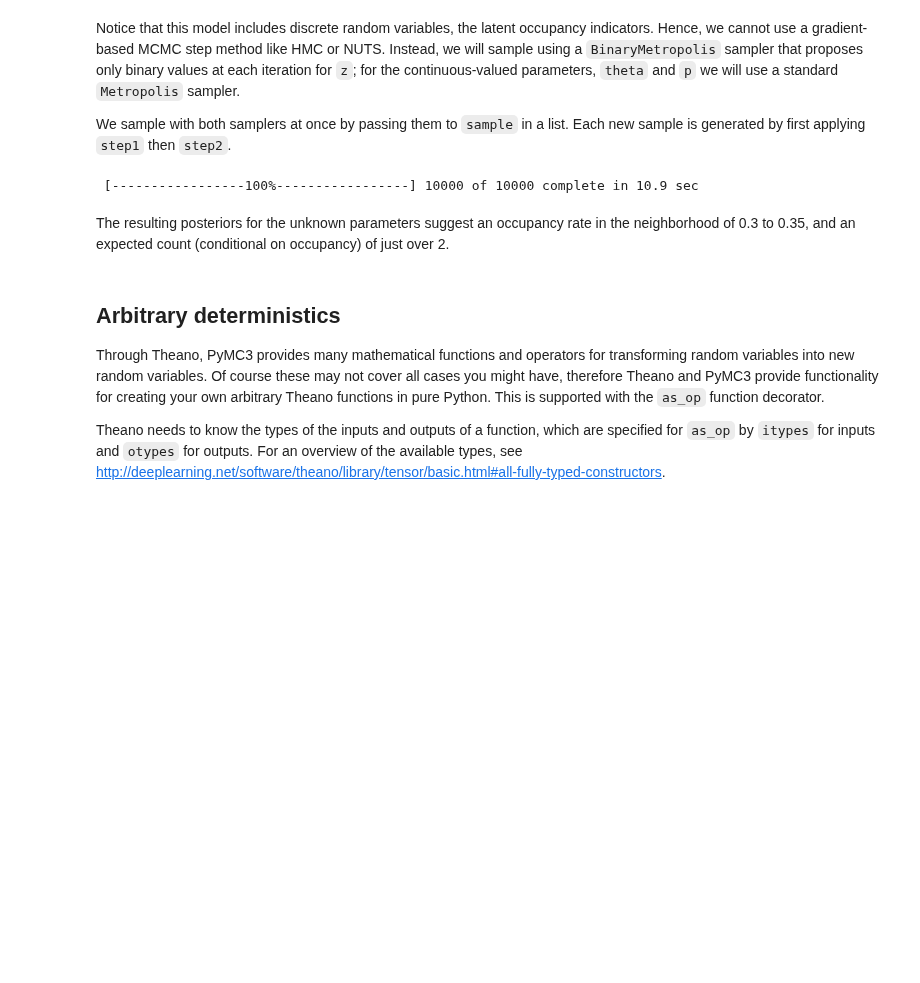
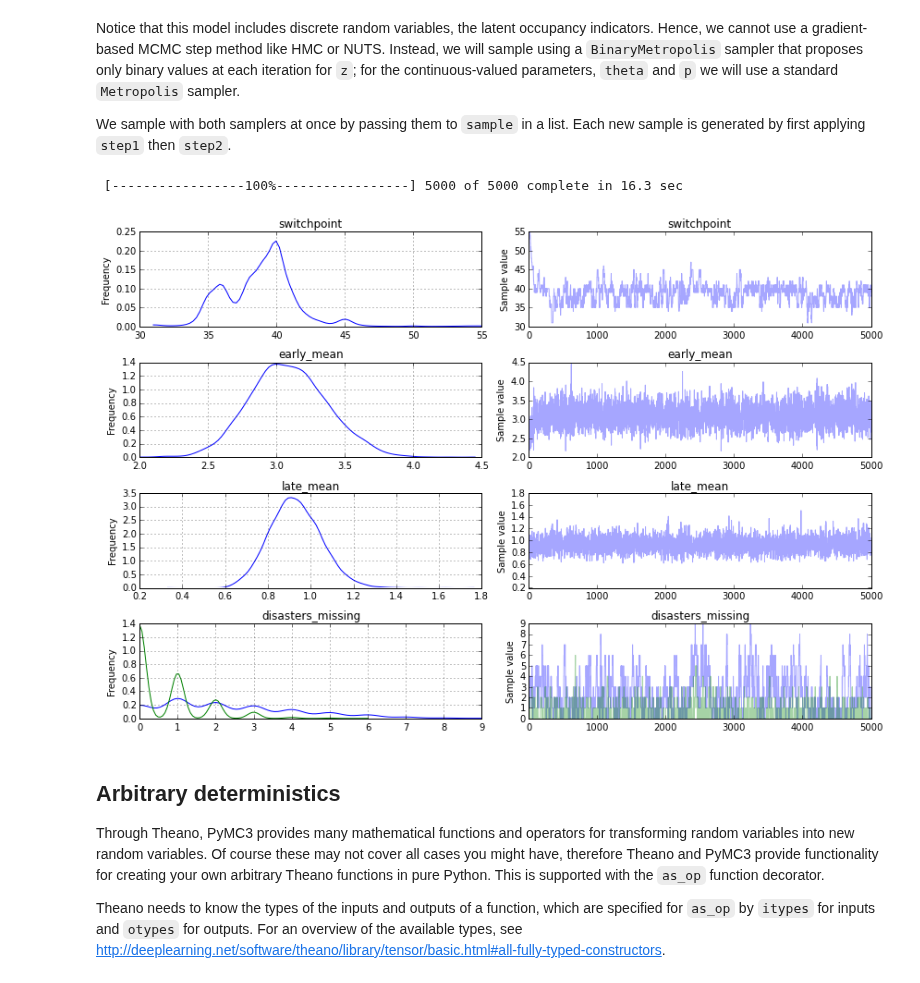
Before and after one commit to pymc-devs/uq_chapter, a Jupyter notebook: reference/UQ Handbook Chapter.ipynb, the cells around one changed output. Drawn from its saved outputs; the diff is of its cells as text; code cells hidden in the pictures; blank space fills up the shorter version.

```diff
--- a/reference/UQ Handbook Chapter.ipynb
+++ b/reference/UQ Handbook Chapter.ipynb
@@ -102,7 +102,7 @@ with basic_model:
     sigma = HalfNormal('sigma', sd=1)
 
     # Expected value of outcome
-    mu = alpha + X * beta[0] + X1 * beta[1]
+    mu = alpha + X0 * beta[0] + X1 * beta[1]
 
     # Data likelihood
     Y_obs = Normal('Y_obs', mu=mu, sd=sigma, observed=Y)
@@ -452,24 +449,41 @@ with Model() as zip_model:
+# %%
+from pymc3 import DiscreteUniform, Poisson, switch
+
+years = len(disasters_data)
+
+with Model() as disaster_model:
+
+    # Prior for distribution of switchpoint location
+    switchpoint = DiscreteUniform('switchpoint', lower=0, upper=years)
+    # Priors for pre- and post-switch mean number of disasters
+    early_mean = Exponential('early_mean', lam=1.)
+    late_mean = Exponential('late_mean', lam=1.)
+
+    # Allocate appropriate Poisson rates to years before and after current
+    # switchpoint location
+    idx = arange(years)
+    rate = switch(switchpoint >= idx, early_mean, late_mean)
+
+    # Data likelihood
+    disasters = Poisson('disasters', rate, observed=disasters_data)
 # %% [markdown]
 Notice that this model includes discrete random variables, the latent occupancy indicators. Hence, we cannot use a gradient-based MCMC step method like HMC or NUTS. Instead, we will sample using a `BinaryMetropolis` sampler that proposes only binary values at each iteration for `z`; for the continuous-valued parameters, `theta` and `p` we will use a standard `Metropolis` sampler.
 
 We sample with both samplers at once by passing them to `sample` in a list. Each new sample is generated by first applying `step1` then `step2`.
-# %%
-from pymc3 import Metropolis, BinaryMetropolis, sample
-
-with zip_model:
-
-    start = {'p': 0.5, 'z': (y > 0), 'theta': 5, 'yd_missing': np.array([1,1])}
-
-
-    step1 = Metropolis([theta, p])
-
-    step2 = BinaryMetropolis([z])
-
-    trace = sample(10000, [step1, step2], start)
-# %% [output]
- [-----------------100%-----------------] 10000 of 10000 complete in 10.9 sec
-# %% [markdown]
-The resulting posteriors for the unknown parameters suggest an occupancy rate in the neighborhood of 0.3 to 0.35, and an expected count (conditional on occupancy) of just over 2.
+# %%
+with disaster_model:
+    # Use slice sampler for means
+    step1 = Slice([early_mean, late_mean])
+    # Use Metropolis for switchpoint, since it accomodates discrete variables
+    step2 = Metropolis([switchpoint]+ disaster_model.missing_values )
+
+    trace = sample(5000, tune=500, start=start, step=[step1, step2])
+# %% [output]
+ [-----------------100%-----------------] 5000 of 5000 complete in 16.3 sec
+# %%
+traceplot(trace);
+# %% [output]
+[figure, added]
 # %% [markdown]
 ## Arbitrary deterministics
 
```
Also changed, not shown: parts of 8 cells of this notebook.
